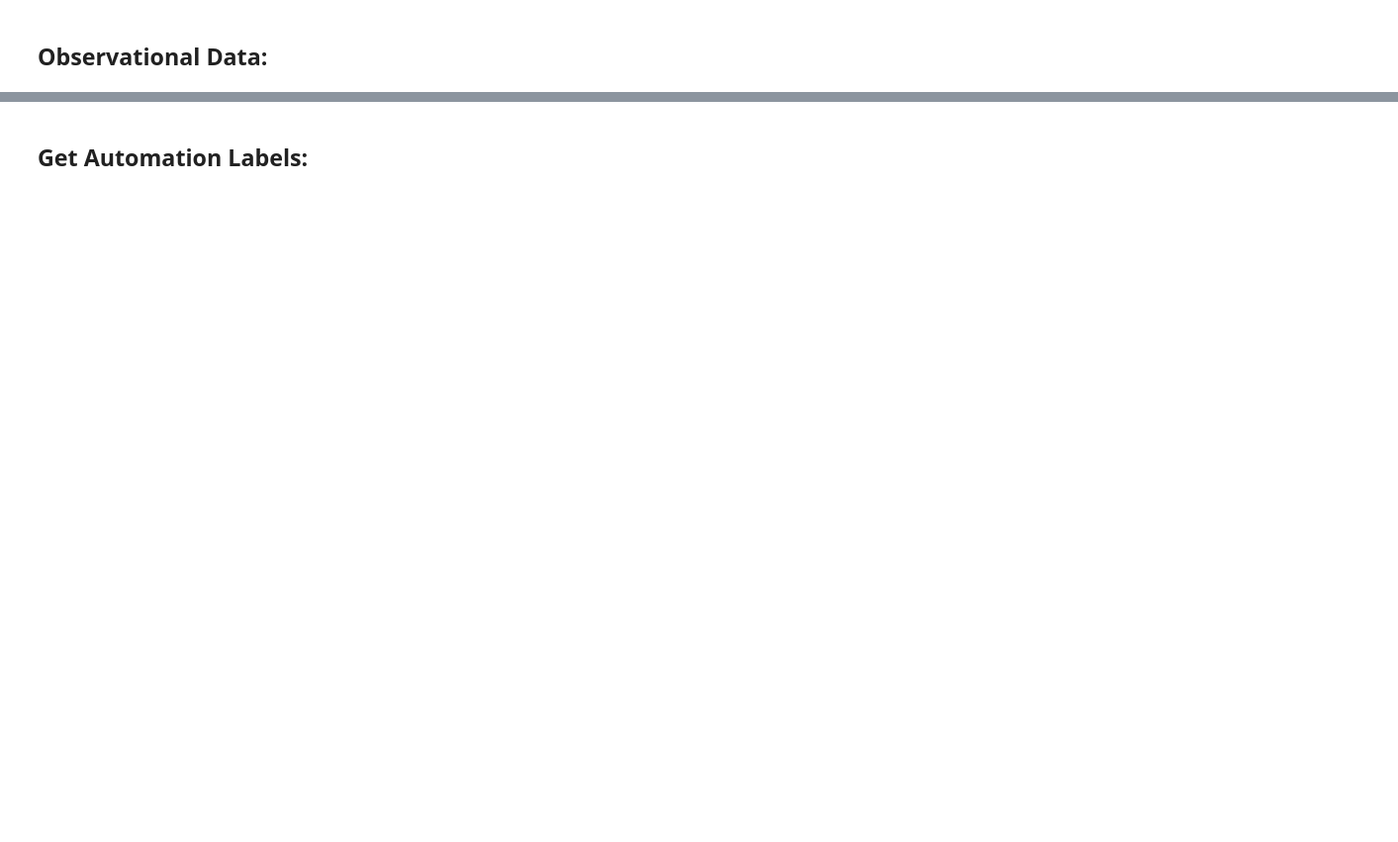
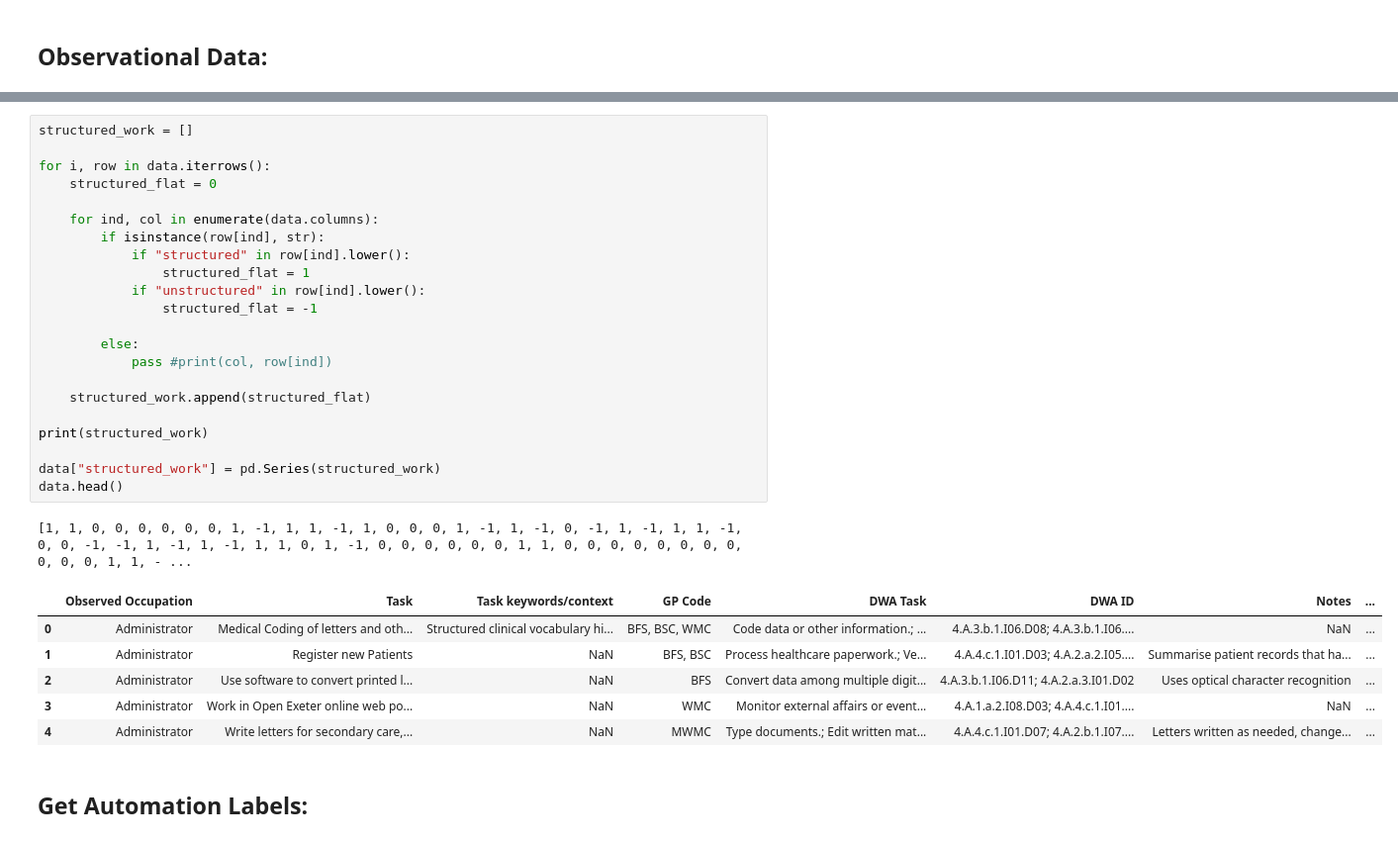
Before and after one commit to PDuckworth/FutureOf, a Jupyter notebook: FutureOfHealthcare/DataWrangling.ipynb, the cells around one changed output, grey strips where cells are left out. Shown: that part at 99% size. Cells and saved outputs as stored; diff of their text form; blank space fills up the shorter version.

```diff
--- a/FutureOfHealthcare/DataWrangling.ipynb
+++ b/FutureOfHealthcare/DataWrangling.ipynb
@@ -57,3 +75,33 @@ data
+# %%
+structured_work = []
+
+for i, row in data.iterrows():
+    structured_flat = 0
+
+    for ind, col in enumerate(data.columns):
+        if isinstance(row[ind], str):
+            if "structured" in row[ind].lower():
+                structured_flat = 1
+            if "unstructured" in row[ind].lower():
+                structured_flat = -1
+
+        else:
+            pass #print(col, row[ind])
+
+    structured_work.append(structured_flat)
+
+print(structured_work)
+
+data["structured_work"] = pd.Series(structured_work)
+data.head()
+# %% [output]
+[1, 1, 0, 0, 0, 0, 0, 0, 1, -1, 1, 1, -1, 1, 0, 0, 0, 1, -1, 1, -1, 0, -1, 1, -1, 1, 1, -1, 0, 0, -1, -1, 1, -1, 1, -1, 1, 1, 0, 1, -1, 0, 0, 0, 0, 0, 0, 1, 1, 0, 0, 0, 0, 0, 0, 0, 0, 0, 0, 0, 1, 1, - ...
+|  | Observed Occupation | Task | Task keywords/context | GP Code | DWA Task | DWA ID | Notes | ... |
+| 0 | Administrator | Medical Coding of letters and oth... | Structured clinical vocabulary hi... | BFS, BSC, WMC | Code data or other information.; ... | 4.A.3.b.1.I06.D08; 4.A.3.b.1.I06.... | NaN | ... |
+| 1 | Administrator | Register new Patients | NaN | BFS, BSC | Process healthcare paperwork.; Ve... | 4.A.4.c.1.I01.D03; 4.A.2.a.2.I05.... | Summarise patient records that ha... | ... |
+| 2 | Administrator | Use software to convert printed l... | NaN | BFS | Convert data among multiple digit... | 4.A.3.b.1.I06.D11; 4.A.2.a.3.I01.D02 | Uses optical character recognition | ... |
+| 3 | Administrator | Work in Open Exeter online web po... | NaN | WMC | Monitor external affairs or event... | 4.A.1.a.2.I08.D03; 4.A.4.c.1.I01.... | NaN | ... |
+| 4 | Administrator | Write letters for secondary care,... | NaN | MWMC | Type documents.; Edit written mat... | 4.A.4.c.1.I01.D07; 4.A.2.b.1.I07.... | Letters written as needed, change... | ... |
 # %% [markdown]
 ## Get Automation Labels:
 # %%
```
Also changed, not shown: parts of 19 cells of this notebook, 15 other files.
